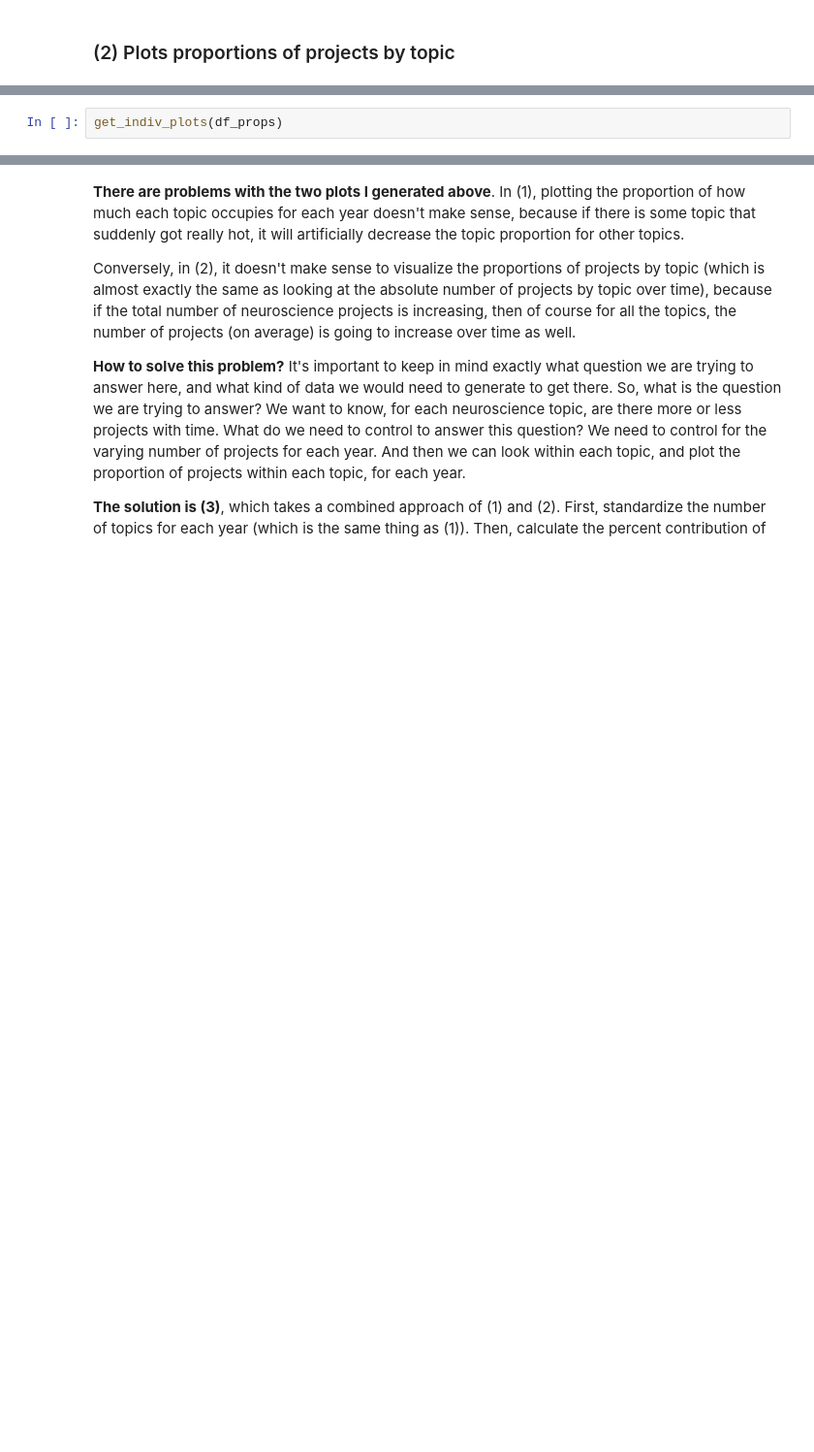
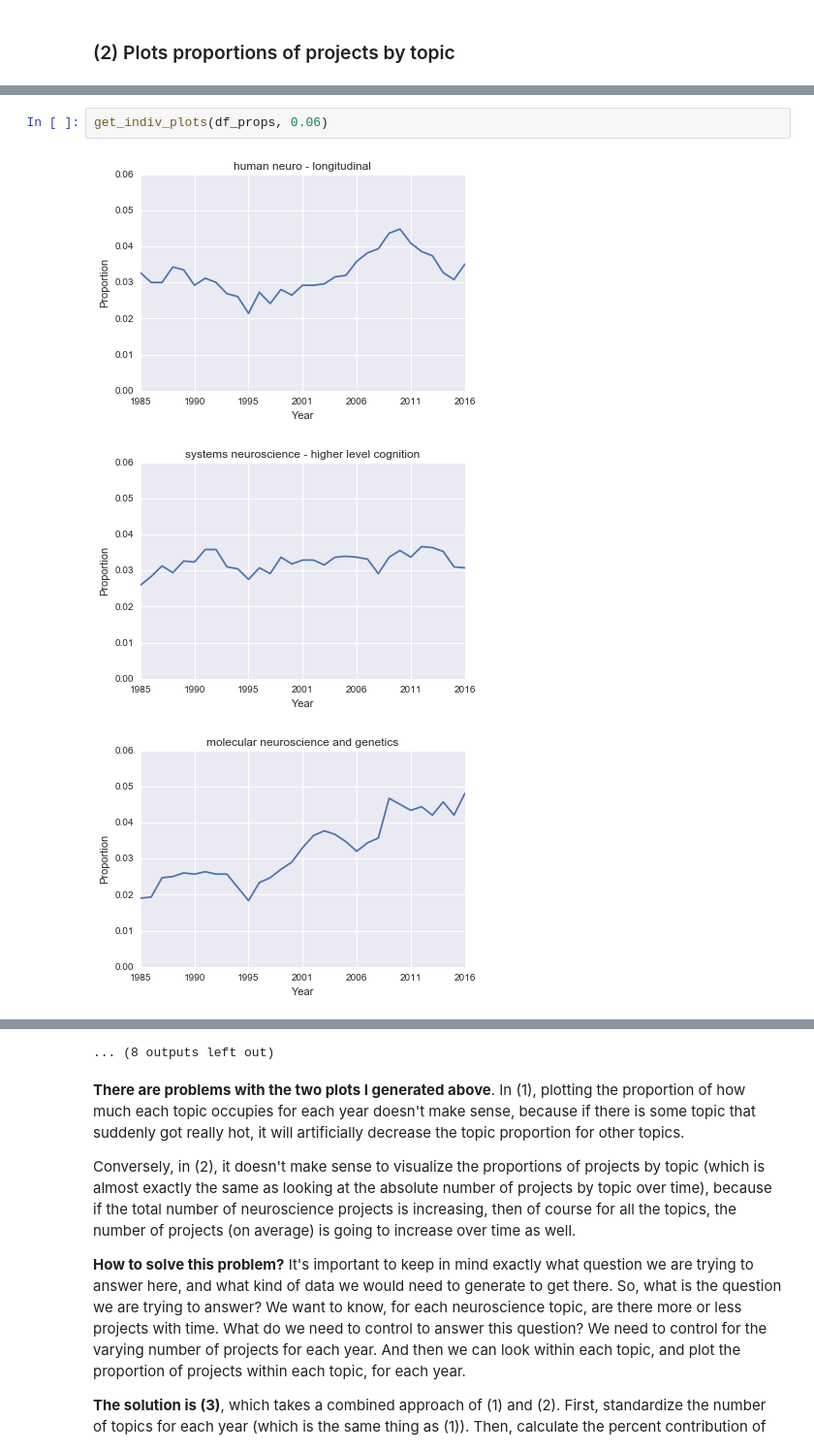
Before and after one commit to zcandiceyip/nih_grants, a Jupyter notebook: LDA.ipynb, the cells around one changed output, grey strips where cells are left out. Shown at 97% size. Cells and saved outputs as stored; diff of their text form; blank space fills up the shorter version.

```diff
--- a/LDA.ipynb
+++ b/LDA.ipynb
@@ -349,2 +403,6 @@ get_bokeh(df_props, 'total')
 # %%
-get_indiv_plots(df_props)
+get_indiv_plots(df_props, 0.06)
+# %% [output]
+[figure, added]
+[figure, added]
+[figure, added]
@@ -351,3 +418,4 @@ get_indiv_plots(df_props)
+... (8 outputs left out)
 # %% [markdown]
 **There are problems with the two plots I generated above**. In (1), plotting the proportion of how much each topic occupies for each year doesn't make sense, because if there is some topic that suddenly got really hot, it will artificially decrease the topic proportion for other topics.
 
```
Also changed, not shown: parts of 15 cells of this notebook.
